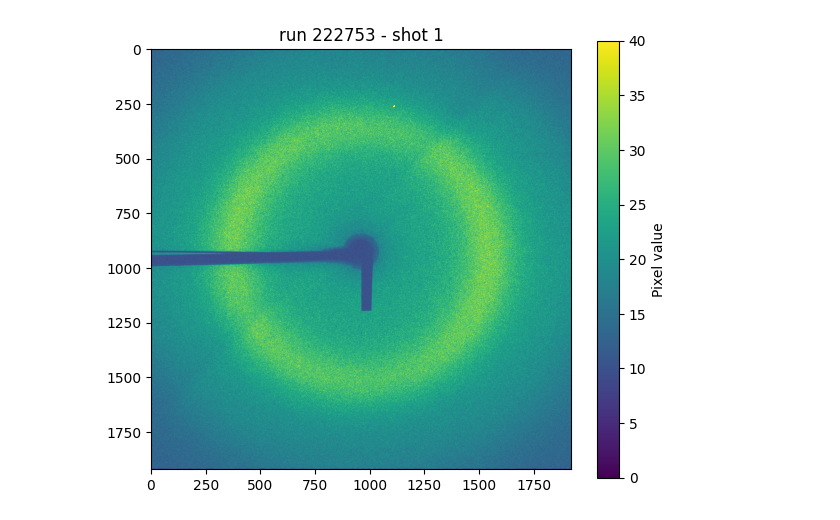
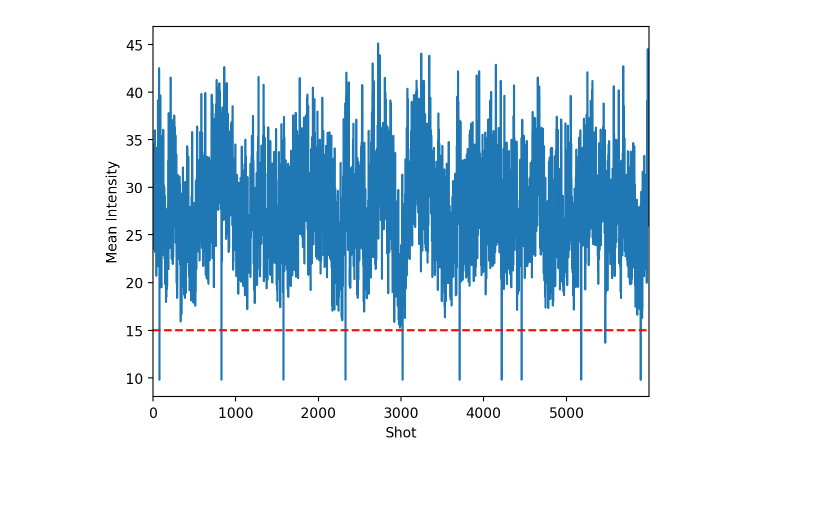
Before and after one commit to fperakis/SACLA_2025A8039, a Jupyter notebook: Analysis/01_analyse_run.ipynb, the cells around one changed output. Saved outputs shown, nothing was run; the diff lists cells and outputs as text; code cells hidden in the pictures; blank space fills up the shorter version.

```diff
--- a/Analysis/01_analyse_run.ipynb
+++ b/Analysis/01_analyse_run.ipynb
@@ -42,14 +198,13 @@ q shape: (100,), phi shape: (36,)
-# %%
-# == Load and plot one shot from raw data
-shot=1
-raw_path = raw_data_dir+f"{run_number}/data_{shot:06}.img"
-raw_image=mpimg.imread(raw_path)
-
-plt.figure(figsize=(6, 5))
-plt.imshow(raw_image, vmax = 40)
-plt.colorbar(label="Pixel value")
-plt.title(r"run %i - shot %i"%(int(run_number), shot))
-plt.tight_layout()
-plt.show()
-# %% [output]
-[figure, removed]
+# %%
+with h5py.File(f"/UserData/andronis/test_data/processed/converted/{run_number}.h5") as f:
+    pulse_energy = f[f"run_{run_number}/event_info/bm_1_signal_in_joule"][1:]*7.5e4
+nan_idxs = (~np.isnan(pulse_energy))
+plt.plot(np.nanmean(Is[0][:,150:210], axis=1))
+plt.xlim(0, 5999)
+plt.axhline(15, c="r", ls="--")
+plt.xlabel("Shot")
+plt.ylabel("Mean Intensity")
+plt.savefig("images/mean_intensity_water.svg")
+plt.show()
+# %% [output]
+[figure, added]
```
Also changed, not shown: parts of 13 cells of this notebook, 6 other files.
